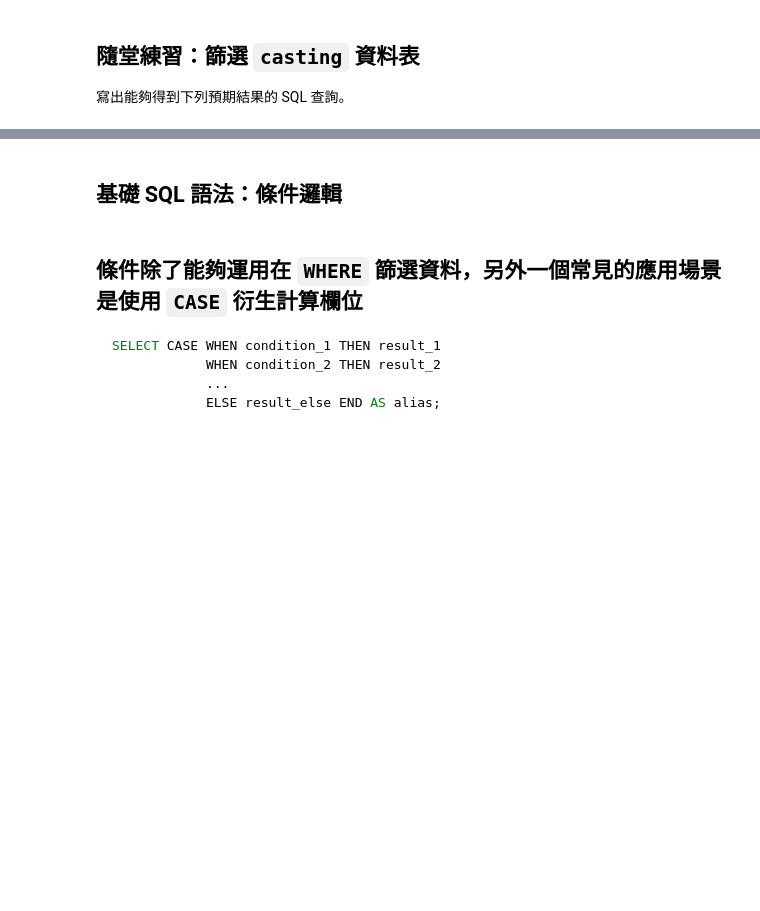
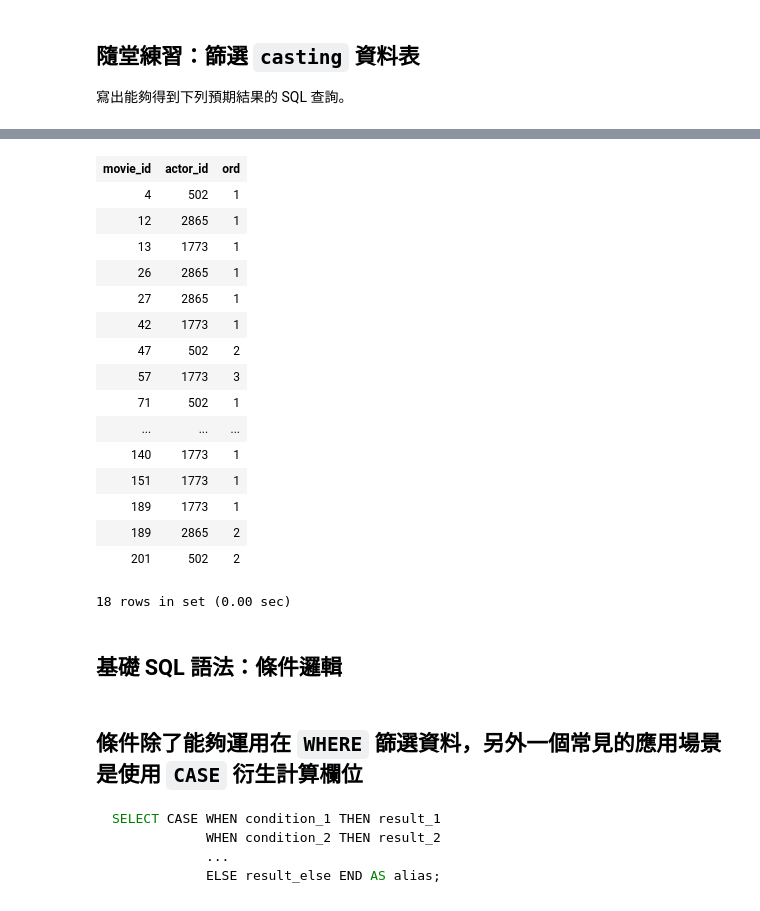
Before and after one commit to datainpoint/classroom-sql-dac-ntu, a Jupyter notebook: day-one.ipynb, the cells around one changed output, grey strips where cells are left out. Cells and saved outputs as stored; diff of their text form; code cells hidden in the pictures; blank space fills up the shorter version.

```diff
--- a/day-one.ipynb
+++ b/day-one.ipynb
@@ -1239,4 +1365,26 @@ SELECT NULL is NULL AS is_null;
 18 rows in set (0.00 sec)
+# %%
+SELECT *
+  FROM casting
+ WHERE actor_id IN (502, 1773, 2865);
+# %% [output]
+| movie_id | actor_id | ord |
+| 4 | 502 | 1 |
+| 12 | 2865 | 1 |
+| 13 | 1773 | 1 |
+| 26 | 2865 | 1 |
+| 27 | 2865 | 1 |
+| 42 | 1773 | 1 |
+| 47 | 502 | 2 |
+| 57 | 1773 | 3 |
+| 71 | 502 | 1 |
+| ... | ... | ... |
+| 140 | 1773 | 1 |
+| 151 | 1773 | 1 |
+| 189 | 1773 | 1 |
+| 189 | 2865 | 2 |
+| 201 | 502 | 2 |
+18 rows in set (0.00 sec)
 # %% [markdown]
 ## 基礎 SQL 語法：條件邏輯
 # %% [markdown]
```
Also changed, not shown: parts of 19 cells of this notebook, 1 other file.
